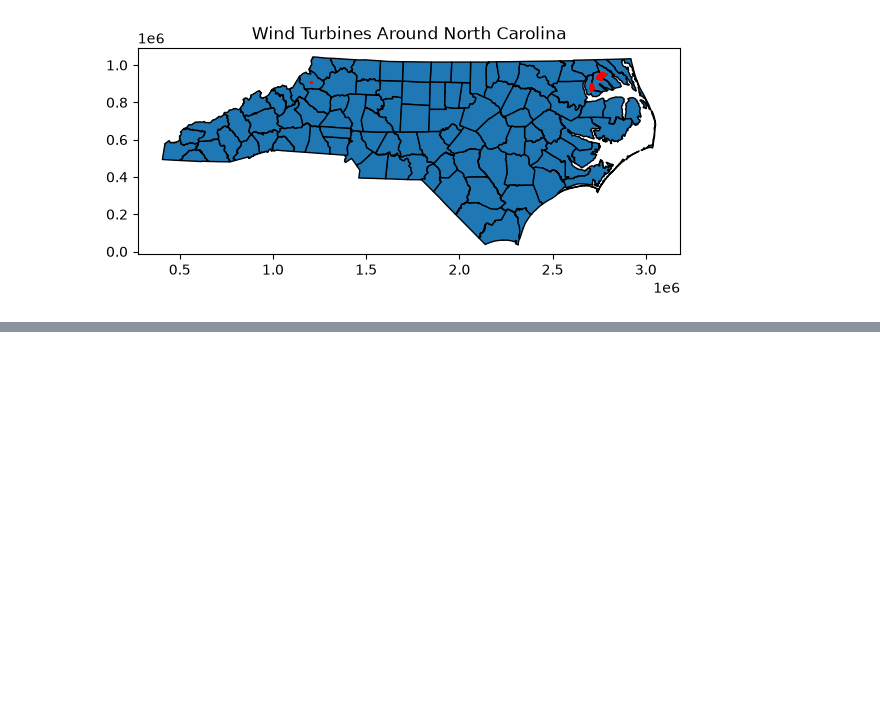
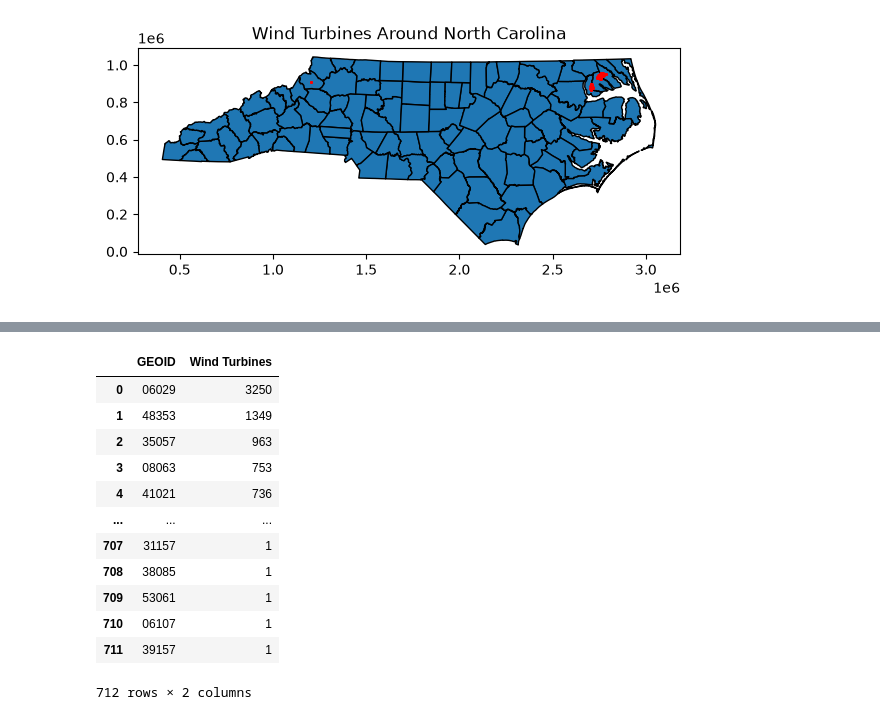
Before and after one commit to lexileach/renewable_transmission, a Jupyter notebook: wind_turbine.ipynb, the cells around one changed output, grey strips where cells are left out. Cells and saved outputs as stored; diff of their text form; code cells hidden in the pictures; blank space fills up the shorter version.

```diff
--- a/wind_turbine.ipynb
+++ b/wind_turbine.ipynb
@@ -100,0 +135,20 @@ plt.show()
+# %%
+# Creating new table
+
+us_wind_count_table = us_wind_count.reset_index()
+us_wind_count_table.columns = ["GEOID", "Wind Turbines"]
+us_wind_count_table
+# %% [output]
+|  | GEOID | Wind Turbines |
+| 0 | 06029 | 3250 |
+| 1 | 48353 | 1349 |
+| 2 | 35057 | 963 |
+| 3 | 08063 | 753 |
+| 4 | 41021 | 736 |
+| ... | ... | ... |
+| 707 | 31157 | 1 |
+| 708 | 38085 | 1 |
+| 709 | 53061 | 1 |
+| 710 | 06107 | 1 |
+| 711 | 39157 | 1 |
+712 rows × 2 columns
```
Also changed, not shown: parts of 10 cells of this notebook.
